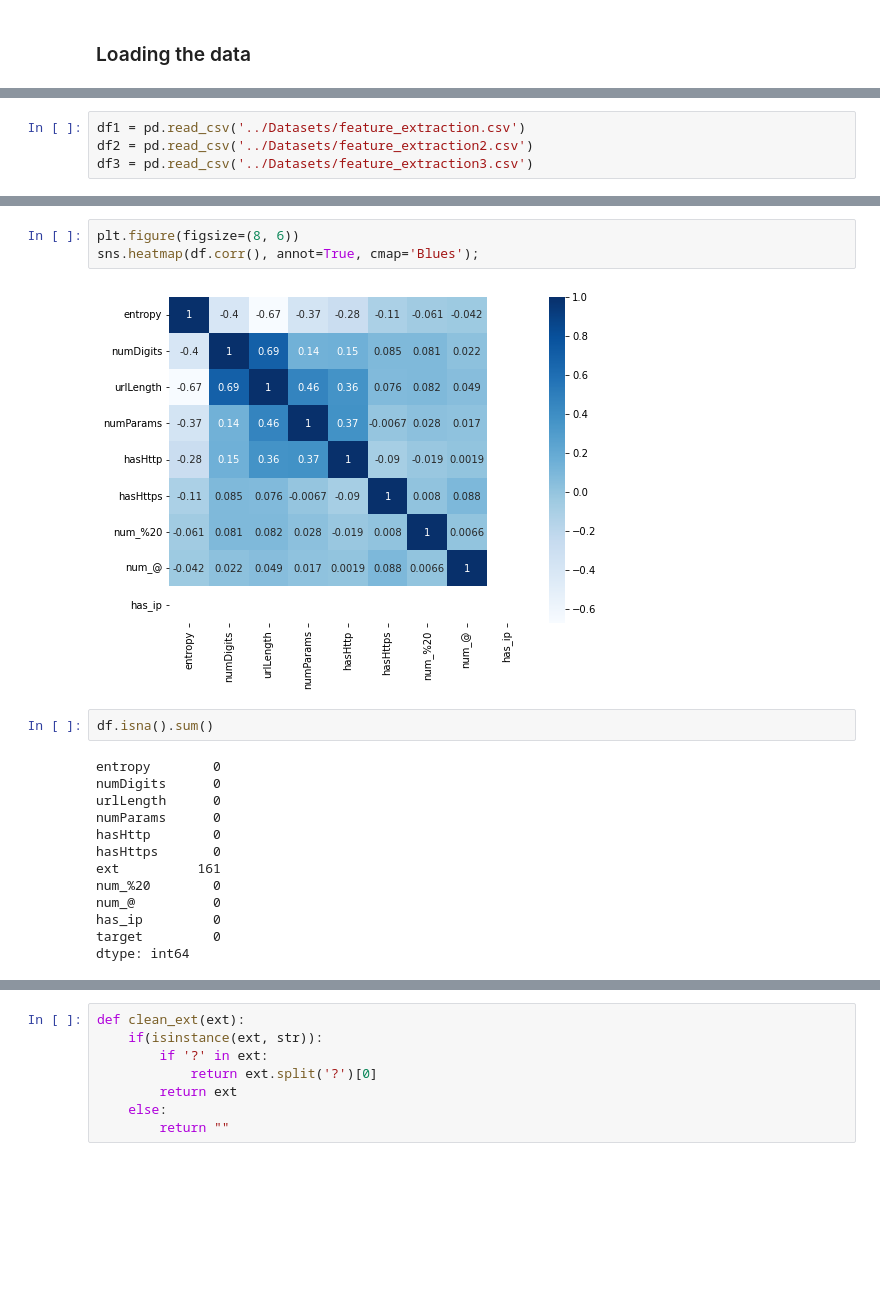
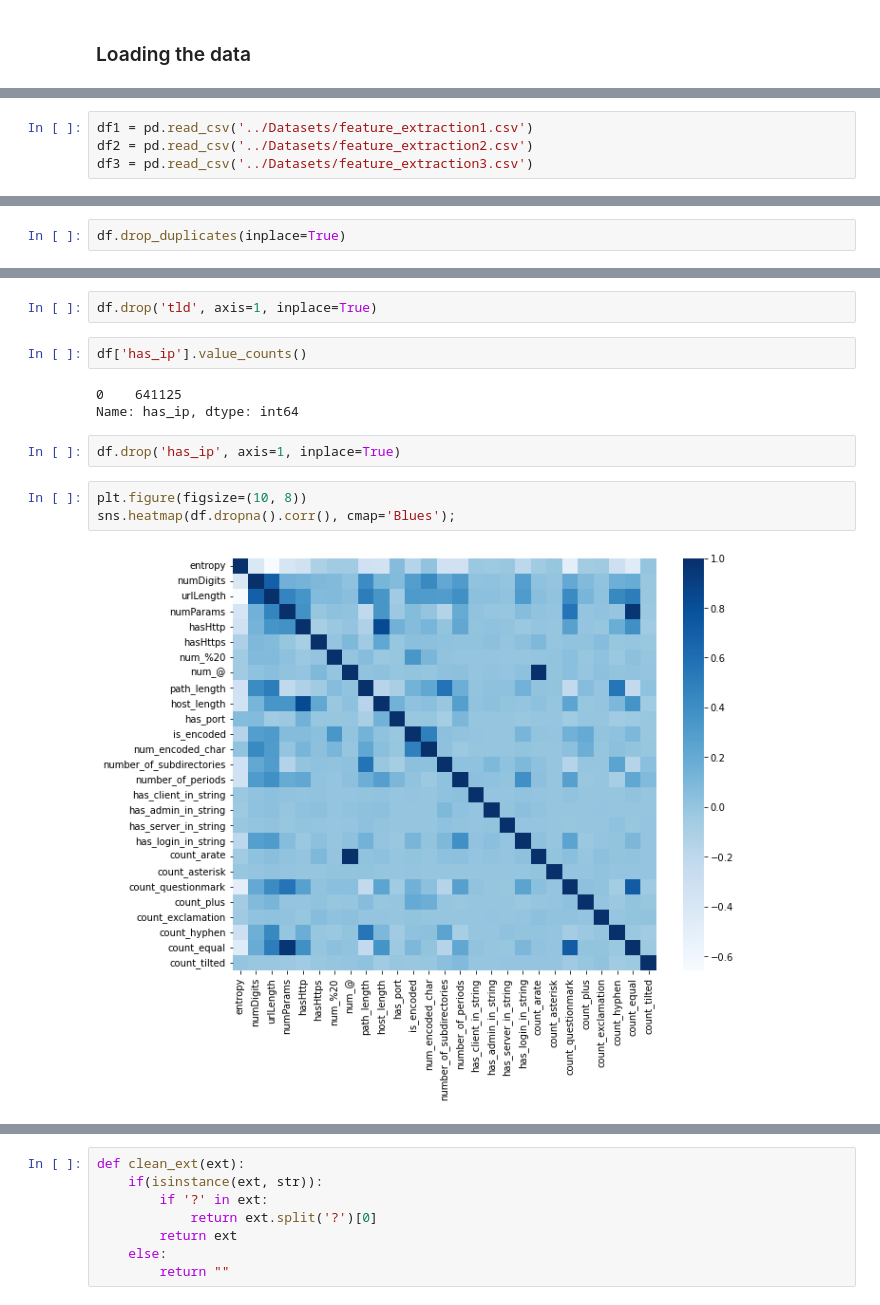
Before and after one commit to Nihal-Srivastava05/AI-Based-Firewall, a Jupyter notebook: Notebooks/URL Classification.ipynb, the cells around one changed output, grey strips where cells are left out. Drawn from its saved outputs; the diff is of its cells as text; blank space fills up the shorter version.

```diff
--- a/Notebooks/URL Classification.ipynb
+++ b/Notebooks/URL Classification.ipynb
@@ -280,5 +394,5 @@ warnings.simplefilter(action='ignore', category=FutureWarning)
 # %%
-df1 = pd.read_csv('../Datasets/feature_extraction.csv')
+df1 = pd.read_csv('../Datasets/feature_extraction1.csv')
 df2 = pd.read_csv('../Datasets/feature_extraction2.csv')
 df3 = pd.read_csv('../Datasets/feature_extraction3.csv')
 # %%
@@ -309,0 +429,2 @@ Name: target, dtype: int64
+# %%
+df.drop_duplicates(inplace=True)
@@ -310,23 +479,17 @@ Name: target, dtype: int64
+# %%
+df.drop('tld', axis=1, inplace=True)
+# %%
+df['has_ip'].value_counts()
+# %% [output]
+0    641125
+Name: has_ip, dtype: int64
+# %%
+df.drop('has_ip', axis=1, inplace=True)
 # %%
-plt.figure(figsize=(8, 6))
-sns.heatmap(df.corr(), annot=True, cmap='Blues');
+plt.figure(figsize=(10, 8))
+sns.heatmap(df.dropna().corr(), cmap='Blues');
 # %% [output]
-[figure, old version]
+[figure, new version]
-# %%
-df.isna().sum()
-# %% [output]
-entropy        0
-numDigits      0
-urlLength      0
-numParams      0
-hasHttp        0
-hasHttps       0
-ext          161
-num_%20        0
-num_@          0
-has_ip         0
-target         0
-dtype: int64
 # %%
 df['ext']
 # %% [output]
```
Also changed, not shown: parts of 42 cells of this notebook, 3 other files.
